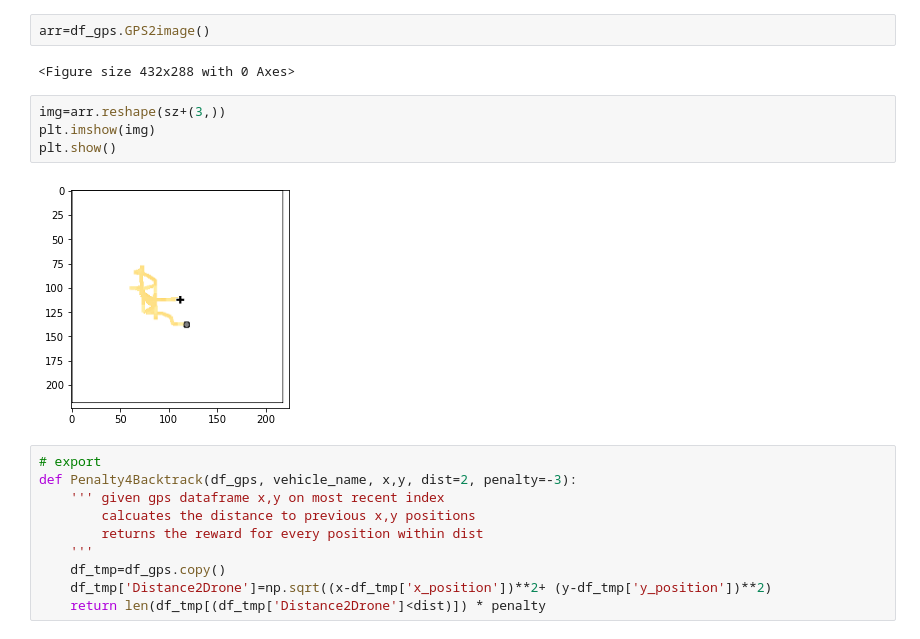
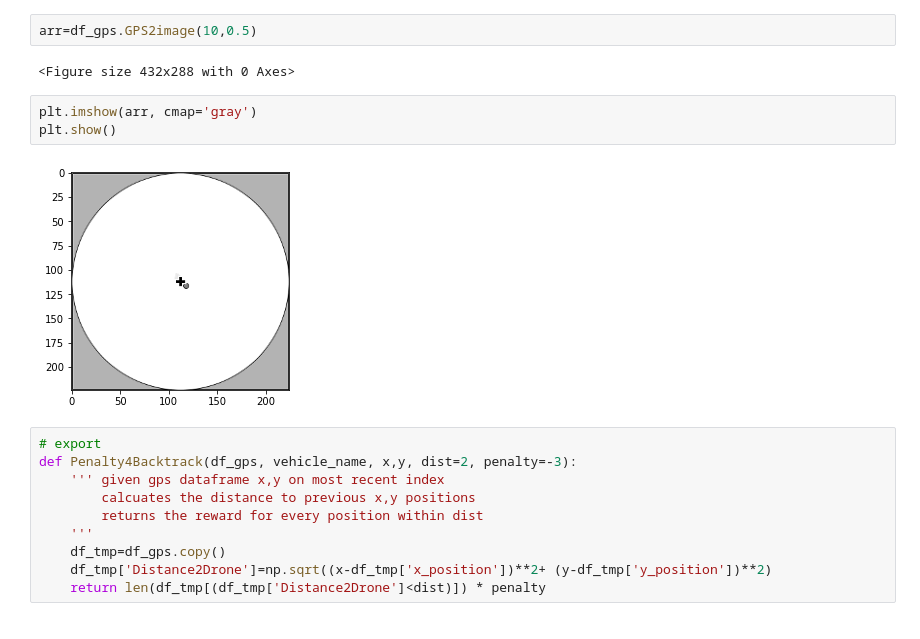
Before and after one commit to SBrewer15/AirSim-UAV-Reinforcement-Learning, a Jupyter notebook: Utilities.ipynb, the cells around one changed output. Cells and saved outputs as stored; diff of their text form.

Commit message:
updated GPS Image

```diff
--- a/Utilities.ipynb
+++ b/Utilities.ipynb
@@ -392,15 +389,14 @@ df_gps.df.sample(7)
 | 50 | 9.362080 | 0.408877 | -7.848310 | -0.007512 | 0.862510 | -0.111124 | 0 | 1646179596469976752 | ... |
 | 10 | 9.061205 | 0.612815 | -10.003897 | 0.195885 | 0.883088 | -0.094522 | 0 | 1646179527095739011 | ... |
 # %%
-arr=df_gps.GPS2image()
+arr=df_gps.GPS2image(10,0.5)
 # %% [output]
 <Figure size 432x288 with 0 Axes>
 # %%
-img=arr.reshape(sz+(3,))
-plt.imshow(img)
+plt.imshow(arr, cmap='gray')
 plt.show()
 # %% [output]
-[figure, old version]
+[figure, new version]
 # %%
 # export
 def Penalty4Backtrack(df_gps, vehicle_name, x,y, dist=2, penalty=-3):
```
Also changed, not shown: parts of 9 cells of this notebook, 2 other files.
